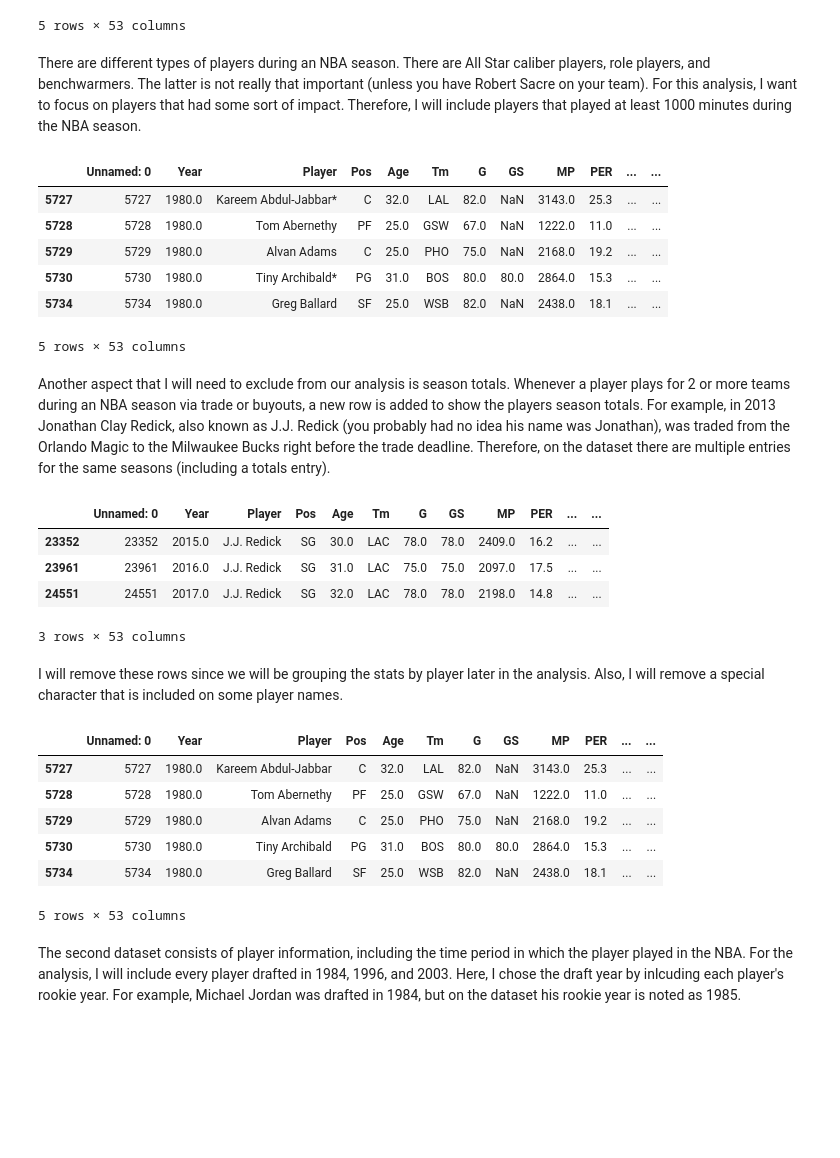
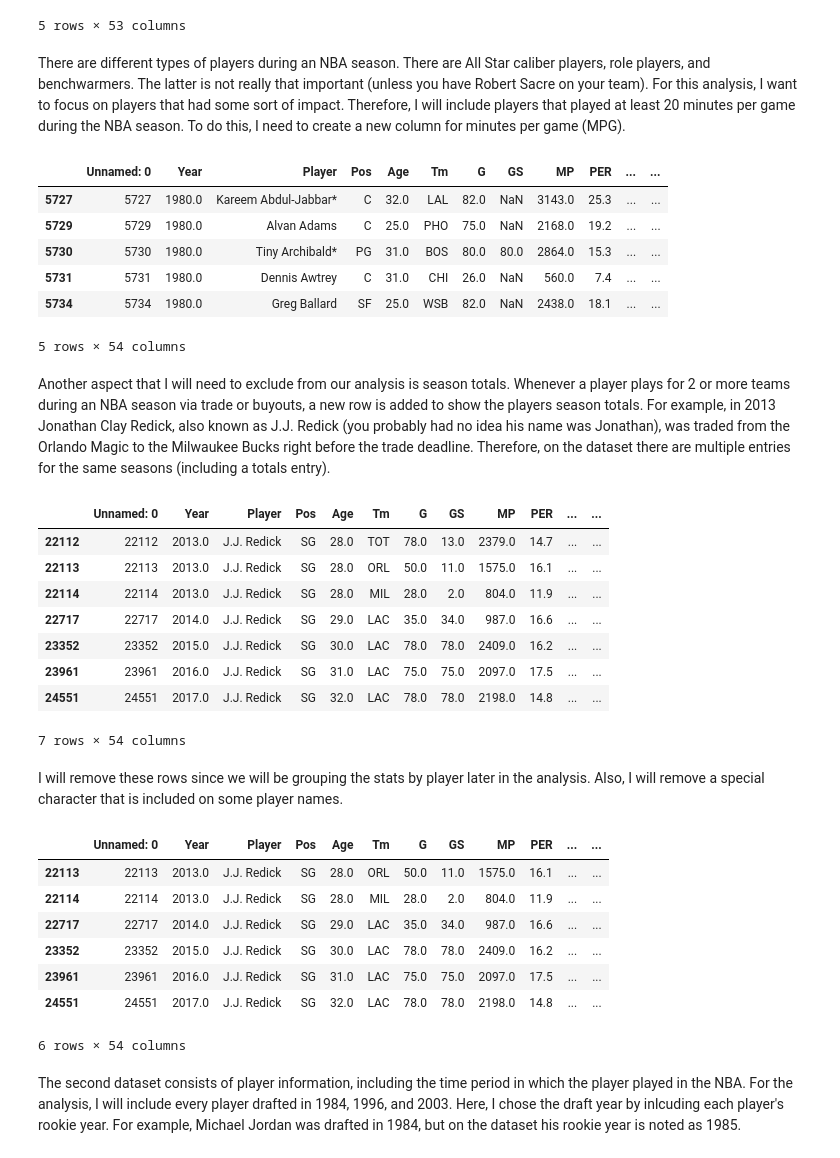
Before and after one commit to osanchez2323/Portfolio, a Jupyter notebook: NBA Draft Analysis/NBA Draft Analysis.ipynb, the cells around one changed output. Saved outputs shown, nothing was run; the diff lists cells and outputs as text; code cells hidden in the pictures; blank space fills up the shorter version.

```diff
--- a/NBA Draft Analysis/NBA Draft Analysis.ipynb
+++ b/NBA Draft Analysis/NBA Draft Analysis.ipynb
@@ -46,42 +46,50 @@ seasons.head()
 | 5731 | 5731 | 1980.0 | Dennis Awtrey | C | 31.0 | CHI | 26.0 | NaN | 560.0 | 7.4 | ... | ... |
 5 rows × 53 columns
 # %% [markdown]
-There are different types of players during an NBA season. There are All Star caliber players, role players, and benchwarmers. The latter is not really that important (unless you have Robert Sacre on your team). For this analysis, I want to focus on players that had some sort of impact. Therefore, I will include players that played at least 1000 minutes during the NBA season.
+There are different types of players during an NBA season. There are All Star caliber players, role players, and benchwarmers. The latter is not really that important (unless you have Robert Sacre on your team). For this analysis, I want to focus on players that had some sort of impact. Therefore, I will include players that played at least 20 minutes per game during the NBA season. To do this, I need to create a new column for minutes per game (MPG).
 # %%
-seasons = seasons[seasons['MP'] > 1000]
+seasons['MPG'] = round(seasons['MP'] / seasons['G'], 1)
+
+seasons = seasons[seasons['MPG'] >= 20]
 seasons.head()
 # %% [output]
 |  | Unnamed: 0 | Year | Player | Pos | Age | Tm | G | GS | MP | PER | ... | ... |
 | 5727 | 5727 | 1980.0 | Kareem Abdul-Jabbar* | C | 32.0 | LAL | 82.0 | NaN | 3143.0 | 25.3 | ... | ... |
-| 5728 | 5728 | 1980.0 | Tom Abernethy | PF | 25.0 | GSW | 67.0 | NaN | 1222.0 | 11.0 | ... | ... |
 | 5729 | 5729 | 1980.0 | Alvan Adams | C | 25.0 | PHO | 75.0 | NaN | 2168.0 | 19.2 | ... | ... |
 | 5730 | 5730 | 1980.0 | Tiny Archibald* | PG | 31.0 | BOS | 80.0 | 80.0 | 2864.0 | 15.3 | ... | ... |
+| 5731 | 5731 | 1980.0 | Dennis Awtrey | C | 31.0 | CHI | 26.0 | NaN | 560.0 | 7.4 | ... | ... |
 | 5734 | 5734 | 1980.0 | Greg Ballard | SF | 25.0 | WSB | 82.0 | NaN | 2438.0 | 18.1 | ... | ... |
-5 rows × 53 columns
+5 rows × 54 columns
 # %% [markdown]
 Another aspect that I will need to exclude from our analysis is season totals. Whenever a player plays for 2 or more teams during an NBA season via trade or buyouts, a new row is added to show the players season totals. For example, in 2013 Jonathan Clay Redick, also known as J.J. Redick (you probably had no idea his name was Jonathan), was traded from the Orlando Magic to the Milwaukee Bucks right before the trade deadline. Therefore, on the dataset there are multiple entries for the same seasons (including a totals entry).
 # %%
-seasons[(seasons['Player'] == 'J.J. Redick') & (seasons['Year'] > 2013)]
+seasons[(seasons['Player'] == 'J.J. Redick') & (seasons['Year'] >= 2013)]
 # %% [output]
 |  | Unnamed: 0 | Year | Player | Pos | Age | Tm | G | GS | MP | PER | ... | ... |
+| 22112 | 22112 | 2013.0 | J.J. Redick | SG | 28.0 | TOT | 78.0 | 13.0 | 2379.0 | 14.7 | ... | ... |
+| 22113 | 22113 | 2013.0 | J.J. Redick | SG | 28.0 | ORL | 50.0 | 11.0 | 1575.0 | 16.1 | ... | ... |
+| 22114 | 22114 | 2013.0 | J.J. Redick | SG | 28.0 | MIL | 28.0 | 2.0 | 804.0 | 11.9 | ... | ... |
+| 22717 | 22717 | 2014.0 | J.J. Redick | SG | 29.0 | LAC | 35.0 | 34.0 | 987.0 | 16.6 | ... | ... |
 | 23352 | 23352 | 2015.0 | J.J. Redick | SG | 30.0 | LAC | 78.0 | 78.0 | 2409.0 | 16.2 | ... | ... |
 | 23961 | 23961 | 2016.0 | J.J. Redick | SG | 31.0 | LAC | 75.0 | 75.0 | 2097.0 | 17.5 | ... | ... |
 | 24551 | 24551 | 2017.0 | J.J. Redick | SG | 32.0 | LAC | 78.0 | 78.0 | 2198.0 | 14.8 | ... | ... |
-3 rows × 53 columns
+7 rows × 54 columns
 # %% [markdown]
 I will remove these rows since we will be grouping the stats by player later in the analysis. Also, I will remove a special character that is included on some player names.
 # %%
 seasons = seasons[seasons['Tm'] != 'TOT']
 seasons['Player'] = seasons['Player'].str.replace('*','') ### Remove special character
-seasons.head()
+
+seasons[(seasons['Player'] == 'J.J. Redick') & (seasons['Year'] >= 2013)]
 # %% [output]
 |  | Unnamed: 0 | Year | Player | Pos | Age | Tm | G | GS | MP | PER | ... | ... |
-| 5727 | 5727 | 1980.0 | Kareem Abdul-Jabbar | C | 32.0 | LAL | 82.0 | NaN | 3143.0 | 25.3 | ... | ... |
-| 5728 | 5728 | 1980.0 | Tom Abernethy | PF | 25.0 | GSW | 67.0 | NaN | 1222.0 | 11.0 | ... | ... |
-| 5729 | 5729 | 1980.0 | Alvan Adams | C | 25.0 | PHO | 75.0 | NaN | 2168.0 | 19.2 | ... | ... |
-| 5730 | 5730 | 1980.0 | Tiny Archibald | PG | 31.0 | BOS | 80.0 | 80.0 | 2864.0 | 15.3 | ... | ... |
-| 5734 | 5734 | 1980.0 | Greg Ballard | SF | 25.0 | WSB | 82.0 | NaN | 2438.0 | 18.1 | ... | ... |
+| 22113 | 22113 | 2013.0 | J.J. Redick | SG | 28.0 | ORL | 50.0 | 11.0 | 1575.0 | 16.1 | ... | ... |
+| 22114 | 22114 | 2013.0 | J.J. Redick | SG | 28.0 | MIL | 28.0 | 2.0 | 804.0 | 11.9 | ... | ... |
+| 22717 | 22717 | 2014.0 | J.J. Redick | SG | 29.0 | LAC | 35.0 | 34.0 | 987.0 | 16.6 | ... | ... |
+| 23352 | 23352 | 2015.0 | J.J. Redick | SG | 30.0 | LAC | 78.0 | 78.0 | 2409.0 | 16.2 | ... | ... |
+| 23961 | 23961 | 2016.0 | J.J. Redick | SG | 31.0 | LAC | 75.0 | 75.0 | 2097.0 | 17.5 | ... | ... |
+| 24551 | 24551 | 2017.0 | J.J. Redick | SG | 32.0 | LAC | 78.0 | 78.0 | 2198.0 | 14.8 | ... | ... |
-5 rows × 53 columns
+6 rows × 54 columns
 # %% [markdown]
 The second dataset consists of player information, including the time period in which the player played in the NBA. For the analysis, I will include every player drafted in 1984, 1996, and 2003. Here, I chose the draft year by inlcuding each player's rookie year. For example, Michael Jordan was drafted in 1984, but on the dataset his rookie year is noted as 1985.
 # %%
```
Also changed, not shown: parts of 11 cells of this notebook, 2 other files.
